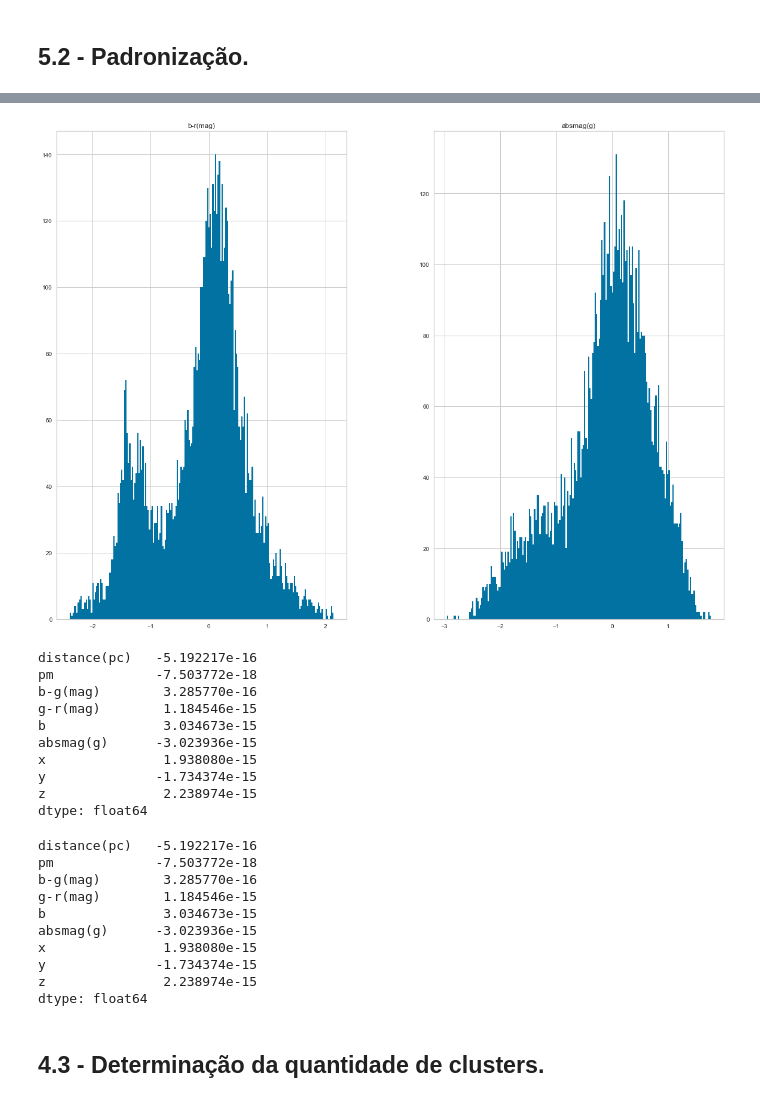
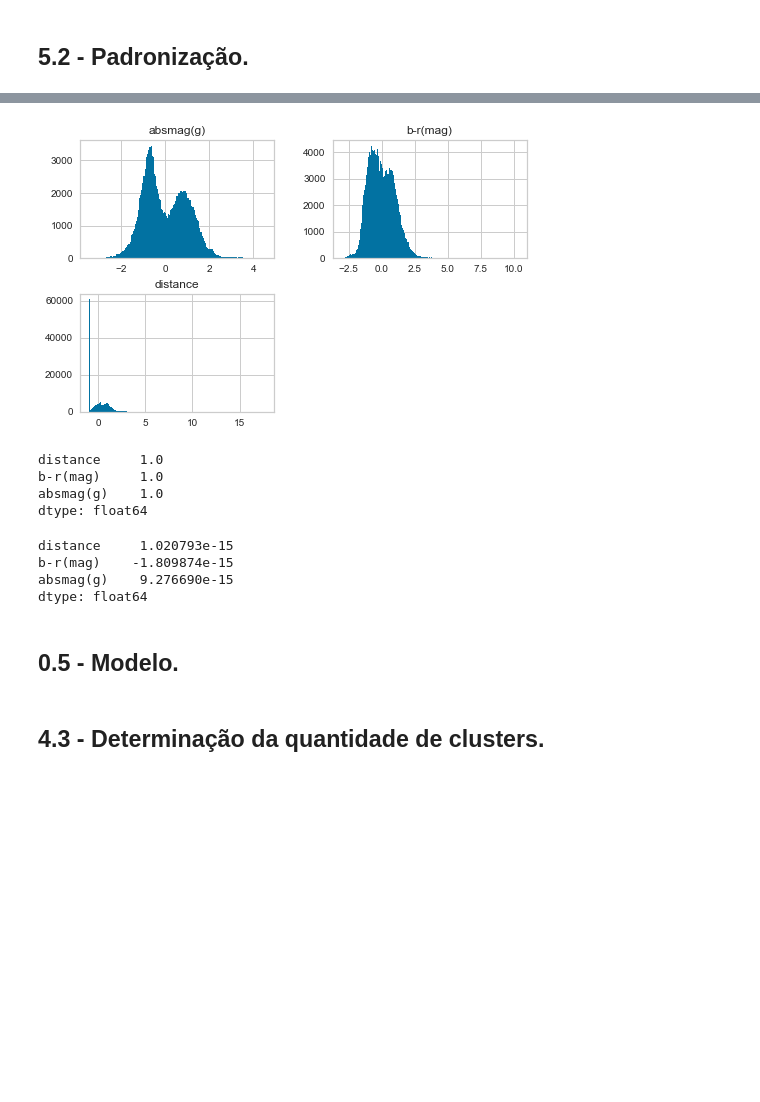
Before and after one commit to Di-carvalho/stars-classificatio-semi-supervised-, a Jupyter notebook: star_classification-gaia-semi.ipynb, the cells around one changed output, grey strips where cells are left out. Cells and saved outputs as stored; diff of their text form; code cells hidden in the pictures; blank space fills up the shorter version.

```diff
--- a/star_classification-gaia-semi.ipynb
+++ b/star_classification-gaia-semi.ipynb
@@ -403,6 +406,7 @@ gaia_model['luminosity_type'] = gaia_model['spectral_type'].str[2:]
 gaia_model['spectral_type']   = gaia_model['spectral_type'].str[:1]
 # %%
 stars_data = pd.concat([stars_data, gaia_model], ignore_index=True)
+stars_data.set_index('id',inplace=True)
 # %%
 # Criando uma cópia dos dados para termos um backup.
 
@@ -690,5 +705,4 @@ O resultado do rfpimp nos mostra que com a 'parallax' é possível prever a dist
 Logo, criarei um Dataframe tirando os atributos correlacionados e outro completo com a finalidade de ter certeza do melhor dataset.
 # %%
 df_model = stars_data
-df_model = df_model.drop(columns=['ra', 'dec', 'Unnamed: 0', 'l','parallax', 'b-g(mag)', 'g-r(mag)', 'freq_eff',
-                                'absmag(r)', 'absmag(b)','x','y','z','distance(pc)','pm'])
+df_model = df_model.drop(columns=['ra', 'dec', 'b-g(mag)', 'g-r(mag)', 'absmag(r)', 'absmag(b)','x','y','z', 'luminosity_type'])
@@ -726,23 +734,20 @@ mms = MinMaxScaler()
 rs = RobustScaler()
 # %%
 # MinMaxScaler
-df_model['b'] = mms.fit_transform(df_model[['b']].values)
+#df_model['b'] = mms.fit_transform(df_model[['b']].values)
 #df_model['x'] = mms.fit_transform(df_model[['x']].values)
 #df_model['y'] = mms.fit_transform(df_model[['y']].values)
 #df_model['z'] = mms.fit_transform(df_model[['z']].values)
 
 
 # RobustScaler
-#df_model['distance(pc)'] = rs.fit_transform(df_model[['distance(pc)']].values)
+X['distance'] = rs.fit_transform(X[['distance']].values)
 #df_model['pm'] = rs.fit_transform(df_model[['pm']].values)
 #df_model['freq_eff'] = rs.fit_transform(df_model[['freq_eff']].values)
-df_model['b-r(mag)'] = rs.fit_transform(df_model[['b-r(mag)']].values)
+X['b-r(mag)'] = rs.fit_transform(X[['b-r(mag)']].values)
 #df_model['b-g(mag)'] = rs.fit_transform(df_model[['b-g(mag)']].values)
 #df_model['g-r(mag)'] = rs.fit_transform(df_model[['g-r(mag)']].values)
-df_model['absmag(g)'] = rs.fit_transform(df_model[['absmag(g)']].values)
+X['absmag(g)'] = rs.fit_transform(X[['absmag(g)']].values)
 #df_model['absmag(r)'] = rs.fit_transform(df_model[['absmag(r)']].values)
 #df_model['absmag(b)'] = rs.fit_transform(df_model[['absmag(b)']].values)
 #df_model['parallax'] = rs.fit_transform(df_model[['parallax']].values)
-# %%
-df_model = df_model-df_model.mean()
-df_model = df_model/df_model.std()
@@ -749,35 +757,25 @@ df_model = df_model/df_model.std()
 # %%
 %matplotlib inline
-df_model.hist(figsize=(20,15), bins=200)
+df_model.hist(figsize=(8,5), bins=200)
 plt.show()
 # %% [output]
-[figure, old version]
+[figure, new version]
 # %%
-df_model.std()
+X.std()
 # %% [output]
-distance(pc)   -5.192217e-16
-pm             -7.503772e-18
-b-g(mag)        3.285770e-16
-g-r(mag)        1.184546e-15
-b               3.034673e-15
-absmag(g)      -3.023936e-15
-x               1.938080e-15
-y              -1.734374e-15
-z               2.238974e-15
+distance     1.0
+b-r(mag)     1.0
+absmag(g)    1.0
 dtype: float64
 # %%
-df_model.mean()
+X.mean()
 # %% [output]
-distance(pc)   -5.192217e-16
-pm             -7.503772e-18
-b-g(mag)        3.285770e-16
-g-r(mag)        1.184546e-15
-b               3.034673e-15
-absmag(g)      -3.023936e-15
-x               1.938080e-15
-y              -1.734374e-15
-z               2.238974e-15
+distance     1.020793e-15
+b-r(mag)    -1.809874e-15
+absmag(g)    9.276690e-15
 dtype: float64
+# %% [markdown]
+## 0.5 - Modelo.
 # %% [markdown]
 ## 4.3 -  Determinação da quantidade de clusters.
 # %%
```
Also changed, not shown: parts of 16 cells of this notebook.
